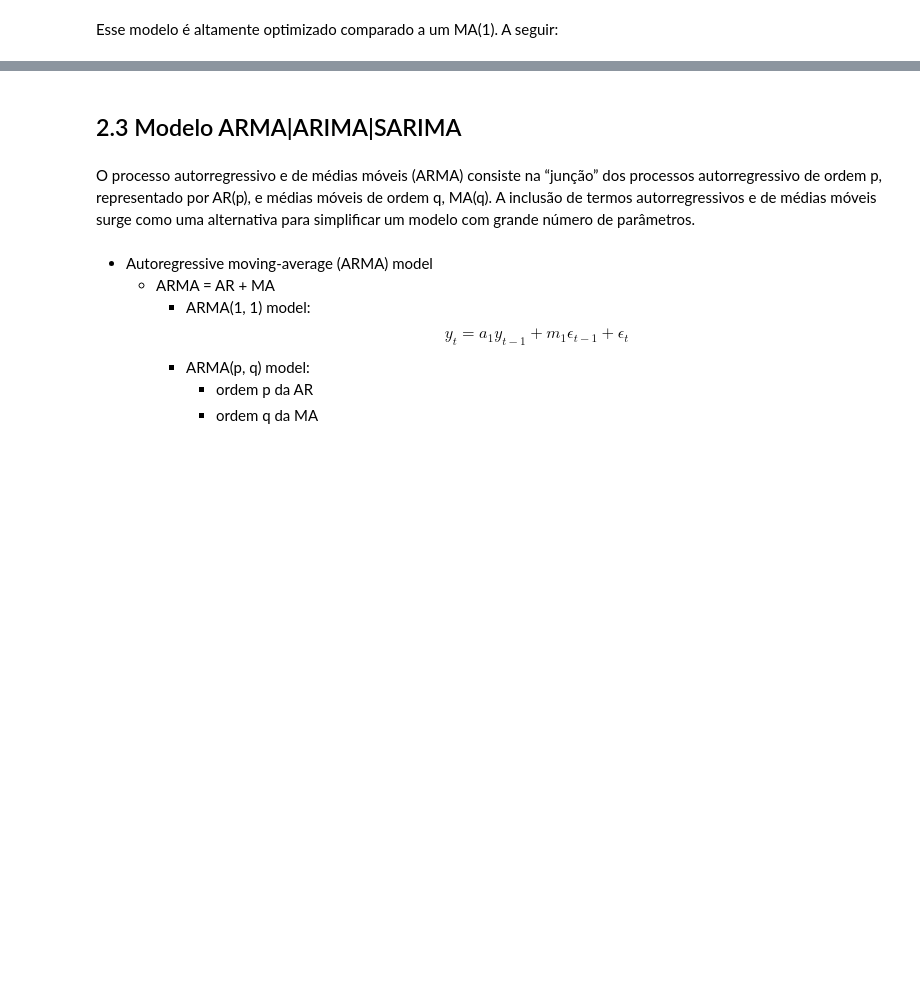
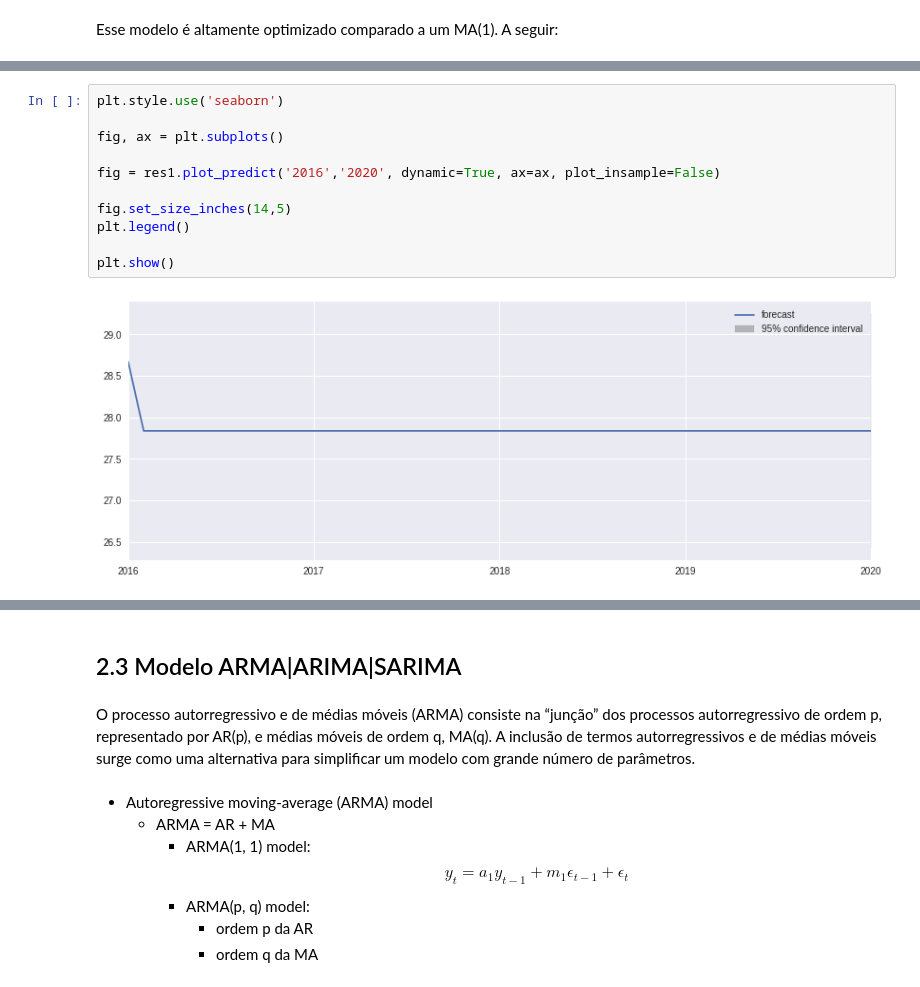
Before and after one commit to TailUFPB/SeriesTemporaisAcademico, a Jupyter notebook: Apresentação_academico.ipynb, the cells around one changed output, grey strips where cells are left out. Cells and saved outputs as stored; diff of their text form; blank space fills up the shorter version.

```diff
--- a/Apresentação_academico.ipynb
+++ b/Apresentação_academico.ipynb
@@ -604,0 +614,13 @@ KeyError: ignored
+# %%
+plt.style.use('seaborn')
+
+fig, ax = plt.subplots()
+
+fig = res1.plot_predict('2016','2020', dynamic=True, ax=ax, plot_insample=False)
+
+fig.set_size_inches(14,5)
+plt.legend()
+
+plt.show()
+# %% [output]
+[figure, added]
```
Also changed, not shown: parts of 61 cells of this notebook.
